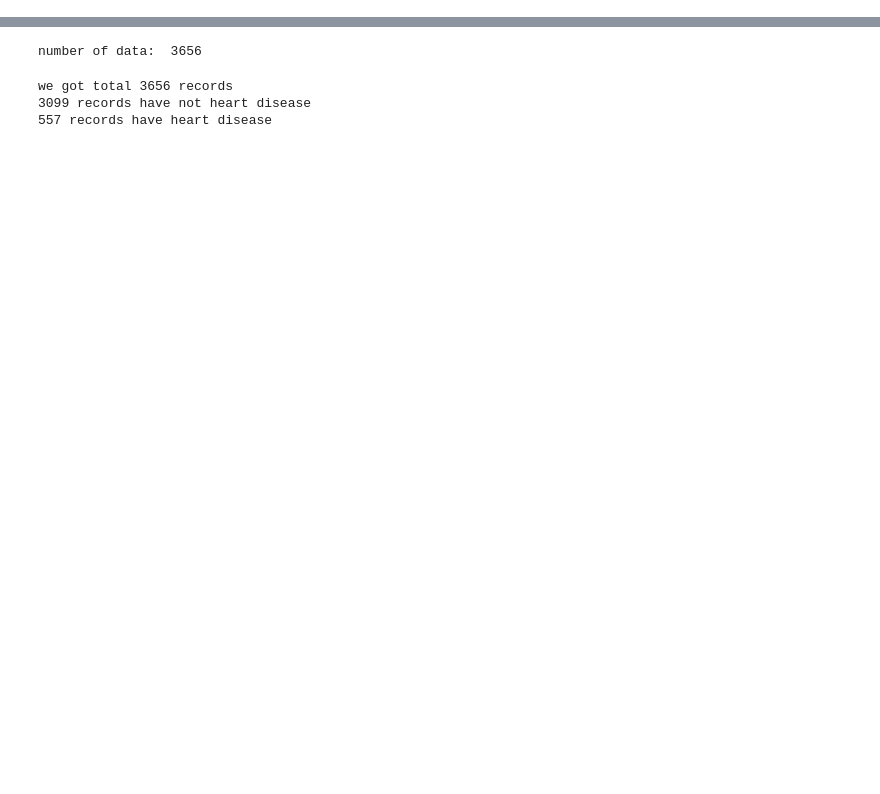
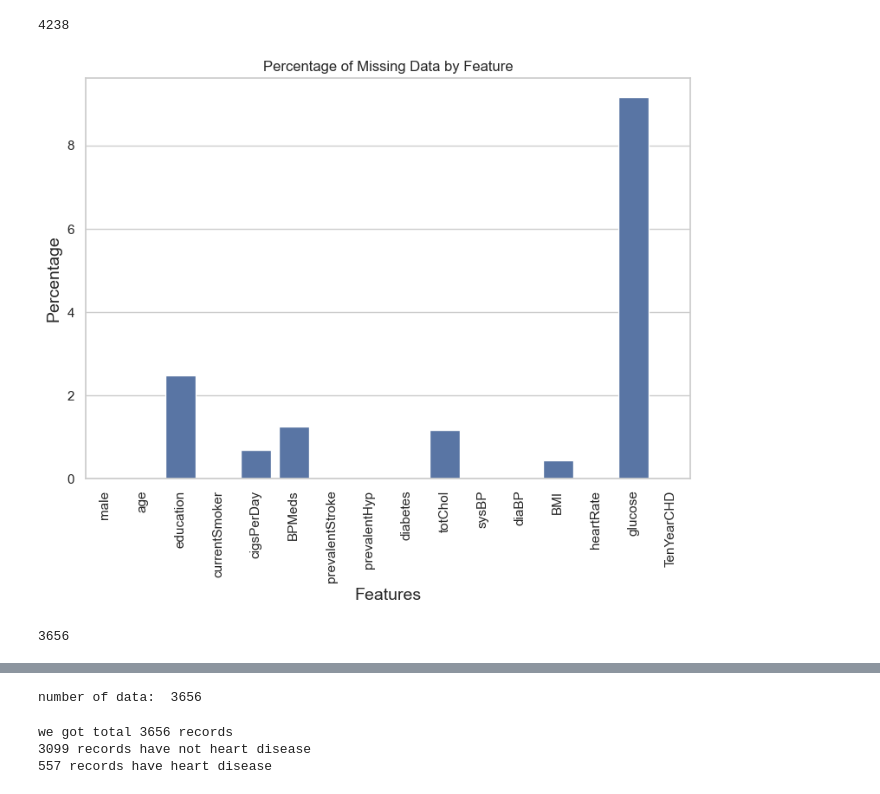
Before and after one commit to nbh0106/PhanTichDL-HAUI, a Jupyter notebook: main.ipynb, the cells around one changed output, grey strips where cells are left out. Cells and saved outputs as stored; diff of their text form; code cells hidden in the pictures; blank space fills up the shorter version.

```diff
--- a/main.ipynb
+++ b/main.ipynb
@@ -24,0 +45,26 @@ import matplotlib.pyplot as plt
+# %%
+df = pd.read_csv("data/framingham.csv") #### read file to dataframe
+len(df)
+# %% [output]
+4238
+# %%
+# Calculate the percentage of missing data for each feature
+missing_data=df.isnull().sum()
+missing_data = missing_data.to_frame(name='Total')  # Convert Series to DataFrame
+missing_data['Percentage'] = (missing_data['Total'] / len(df)) * 100
+# Create a bar plot to visualize the percentage of missing data by feature
+plt.figure(figsize=(9, 6))
+sns.set_theme(style="whitegrid")
+sns.barplot(x=missing_data.index, y=missing_data['Percentage'], data=missing_data)
+plt.title("Percentage of Missing Data by Feature")
+plt.xlabel("Features", fontsize=14)
+plt.ylabel("Percentage", fontsize=14)
+plt.xticks(rotation=90)  # Rotate x-axis labels for better readability
+plt.show()
+# %% [output]
+[figure, added]
+# %%
+df = df.dropna()
+len(df)
+# %% [output]
+3656
```
Also changed, not shown: parts of 40 cells of this notebook.
